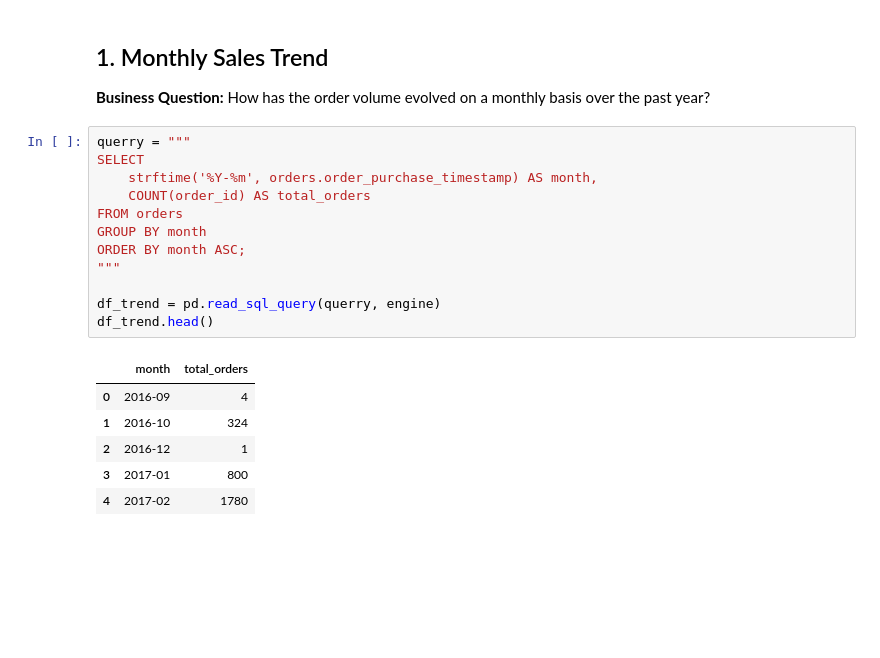
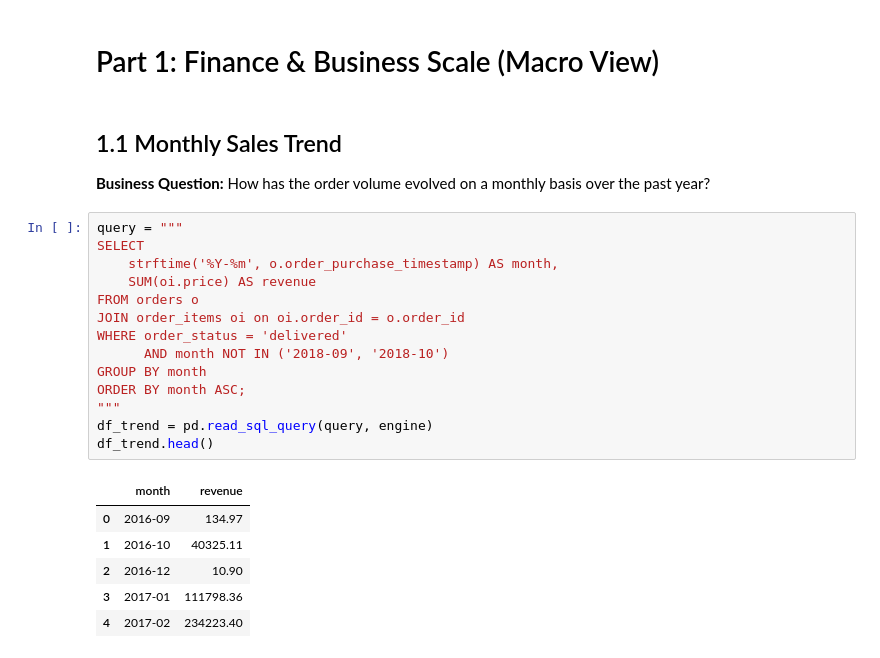
Before and after one commit to Chrzanisko/data-driven-ecommerce, a Jupyter notebook: notebooks/eda.ipynb, the cells around one changed output. Cells and saved outputs as stored; diff of their text form; blank space fills up the shorter version.

```diff
--- a/notebooks/eda.ipynb
+++ b/notebooks/eda.ipynb
@@ -14,25 +19,29 @@ tables = pd.read_sql_query("SELECT name FROM sqlite_master WHERE type='table';",
 print("Available tables:", tables['name'].tolist())
 # %% [output]
 Available tables: ['orders', 'order_items', 'products', 'customers']
+# %% [markdown]
+# Part 1: Finance & Business Scale (Macro View)
 # %% [markdown]
-## 1. Monthly Sales Trend
+## 1.1 Monthly Sales Trend
 **Business Question:** How has the order volume evolved on a monthly basis over the past year?
 # %%
-querry = """
+query = """
 SELECT
-    strftime('%Y-%m', orders.order_purchase_timestamp) AS month,
-    COUNT(order_id) AS total_orders
-FROM orders
+    strftime('%Y-%m', o.order_purchase_timestamp) AS month,
+    SUM(oi.price) AS revenue
+FROM orders o
+JOIN order_items oi on oi.order_id = o.order_id
+WHERE order_status = 'delivered'
+      AND month NOT IN ('2018-09', '2018-10')
 GROUP BY month
 ORDER BY month ASC;
 """
-
-df_trend = pd.read_sql_query(querry, engine)
+df_trend = pd.read_sql_query(query, engine)
 df_trend.head()
 # %% [output]
-|  | month | total_orders |
-| 0 | 2016-09 | 4 |
-| 1 | 2016-10 | 324 |
-| 2 | 2016-12 | 1 |
-| 3 | 2017-01 | 800 |
-| 4 | 2017-02 | 1780 |
+|  | month | revenue |
+| 0 | 2016-09 | 134.97 |
+| 1 | 2016-10 | 40325.11 |
+| 2 | 2016-12 | 10.90 |
+| 3 | 2017-01 | 111798.36 |
+| 4 | 2017-02 | 234223.40 |
```
Also changed, not shown: parts of 12 cells of this notebook, 6 other files.
